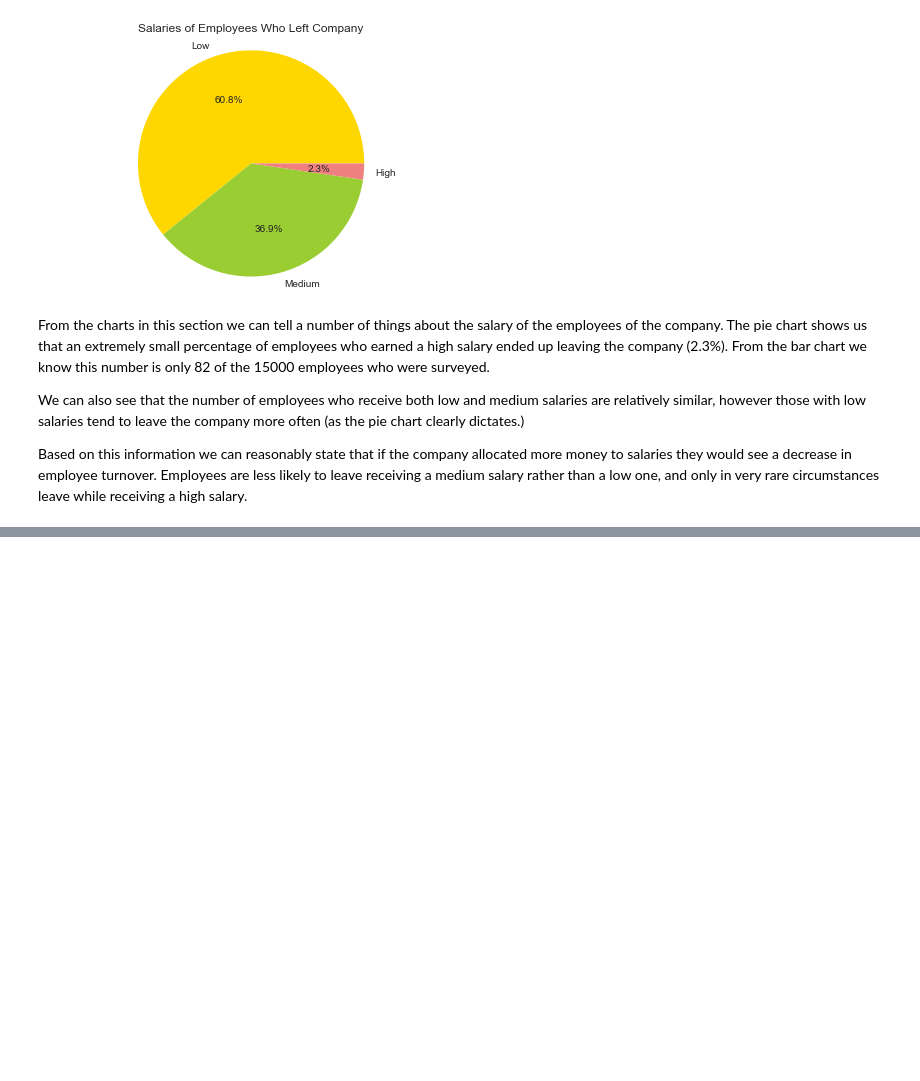
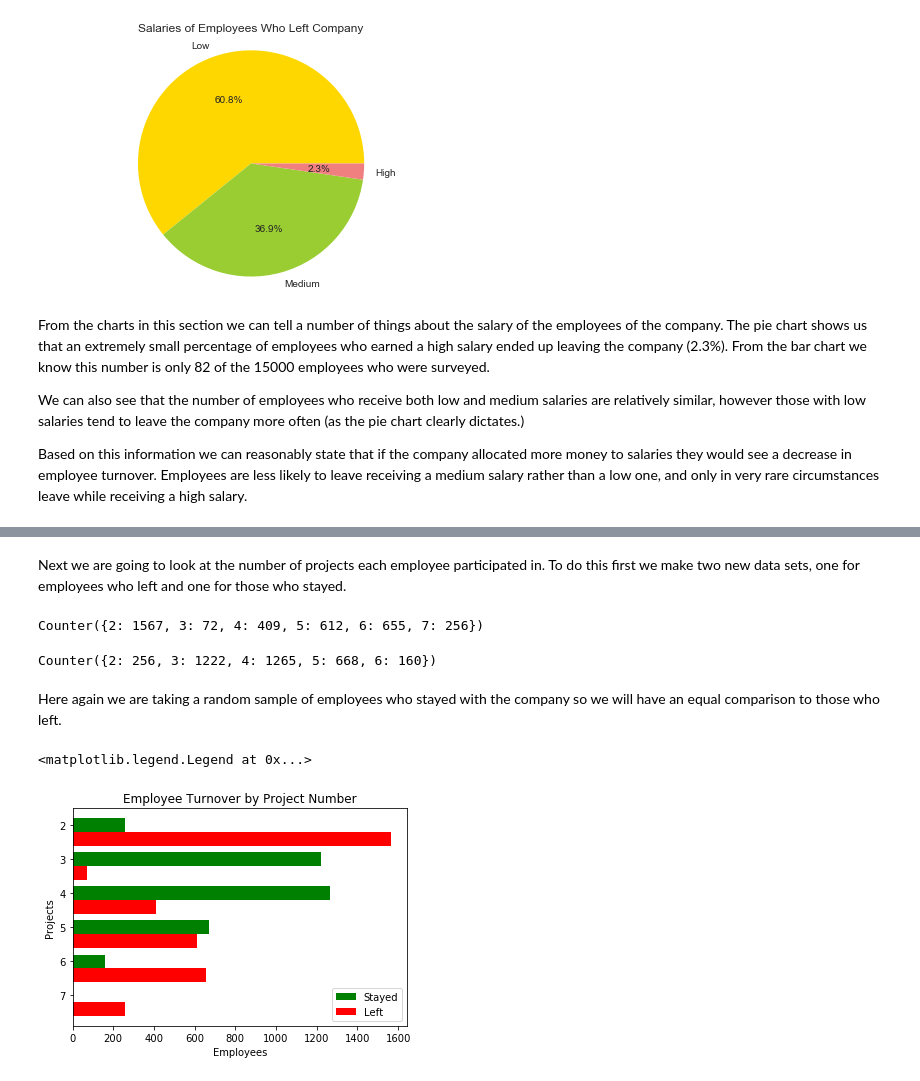
Before and after one commit to conb1299/Draft-1, a Jupyter notebook: Draft 1.ipynb, the cells around one changed output, grey strips where cells are left out. Saved outputs shown, nothing was run; the diff lists cells and outputs as text; code cells hidden in the pictures; blank space fills up the shorter version.

```diff
--- a/Draft 1.ipynb
+++ b/Draft 1.ipynb
@@ -285,0 +304,33 @@ plt.show()
+# %% [markdown]
+Next we are going to look at the number of projects each employee participated in. To do this first we make two new data sets, one for employees who left and one for those who stayed.
+# %%
+Counter(b)
+# %% [output]
+Counter({2: 1567, 3: 72, 4: 409, 5: 612, 6: 655, 7: 256})
+# %%
+random_projects_stay= a.sample(n=3571)
+Counter(random_projects_stay)
+# %% [output]
+Counter({2: 256, 3: 1222, 4: 1265, 5: 668, 6: 160})
+# %% [markdown]
+Here again we are taking a random sample of employees who stayed with the company so we will have an equal comparison to those who left.
+# %%
+fig, ax = plt.subplots()
+width = .4
+projects = {2,3,4,5,6,7,}
+y_pos = np.arange(len(projects))
+employees = [256,1222,1265,668,160,0]
+p1= ax.barh(y_pos, employees, width, align='center',
+        color='green')
+ax.set_yticks(y_pos)
+ax.invert_yaxis()
+ax.set_yticklabels(projects)
+ax.set_xlabel('Employees')
+ax.set_ylabel('Projects')
+ax.set_title('Employee Turnover by Project Number')
+employees2= [1567,72,409,612,655,256]
+p2=ax.barh(y_pos+width,employees2, width, align='center', color= 'red')
+ax.legend((p1[0], p2[0]), ('Stayed', 'Left'))
+# %% [output]
+<matplotlib.legend.Legend at 0x...>
+[figure, added]
```
Also changed, not shown: parts of 30 cells of this notebook.
